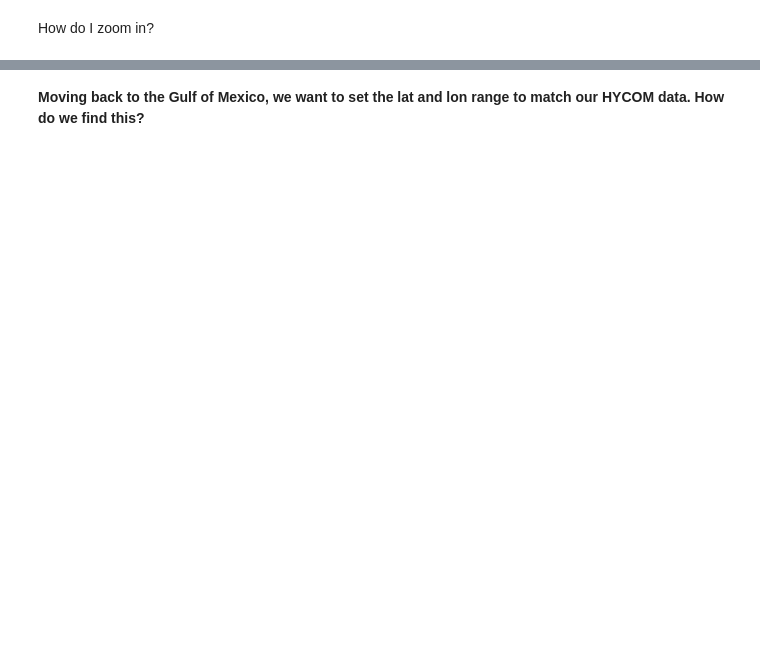
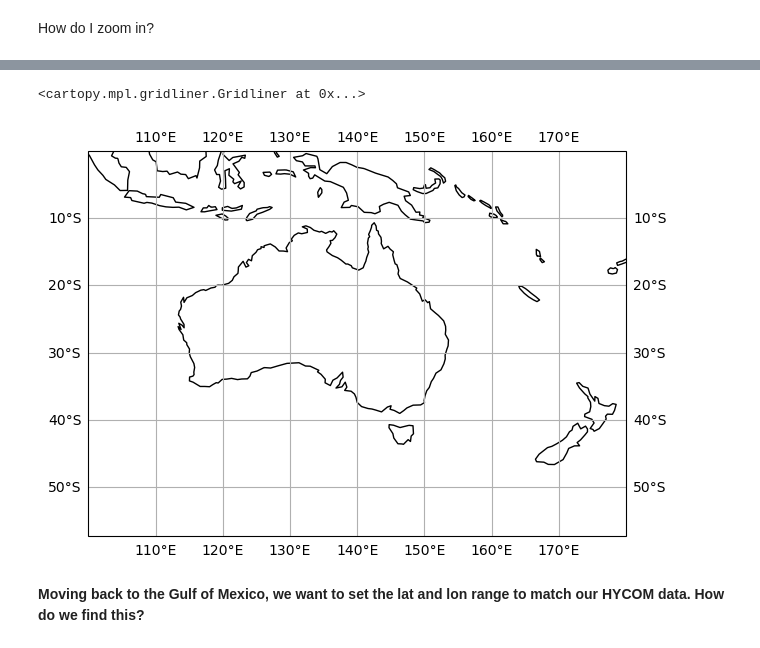
Before and after one commit to chsharrison/Sci_comp_F24, a Jupyter notebook: Zachary_Laird/Lab6.2_F24_cartopy..ipynb, the cells around one changed output, grey strips where cells are left out. Drawn from its saved outputs; the diff is of its cells as text; code cells hidden in the pictures; blank space fills up the shorter version.

```diff
--- a/Zachary_Laird/Lab6.2_F24_cartopy..ipynb
+++ b/Zachary_Laird/Lab6.2_F24_cartopy..ipynb
@@ -123,3 +141,13 @@ ax.gridlines(draw_labels=True)
+# %%
+# let's zoom in to Australia
+plt.figure(figsize=(7, 5))
+ax = plt.axes(projection=ccrs.PlateCarree())
+ax.set_extent([100,180,0,-50]) # set the limits of the plot
+ax.coastlines(resolution='110m')
+ax.gridlines(draw_labels=True)
+# %% [output]
+<cartopy.mpl.gridliner.Gridliner at 0x...>
+[figure, added]
 # %% [markdown]
 **Moving back to the Gulf of Mexico, we want to set the lat and lon range to match our HYCOM data. How do we find this?**
 # %%
```
Also changed, not shown: parts of 38 cells of this notebook.
